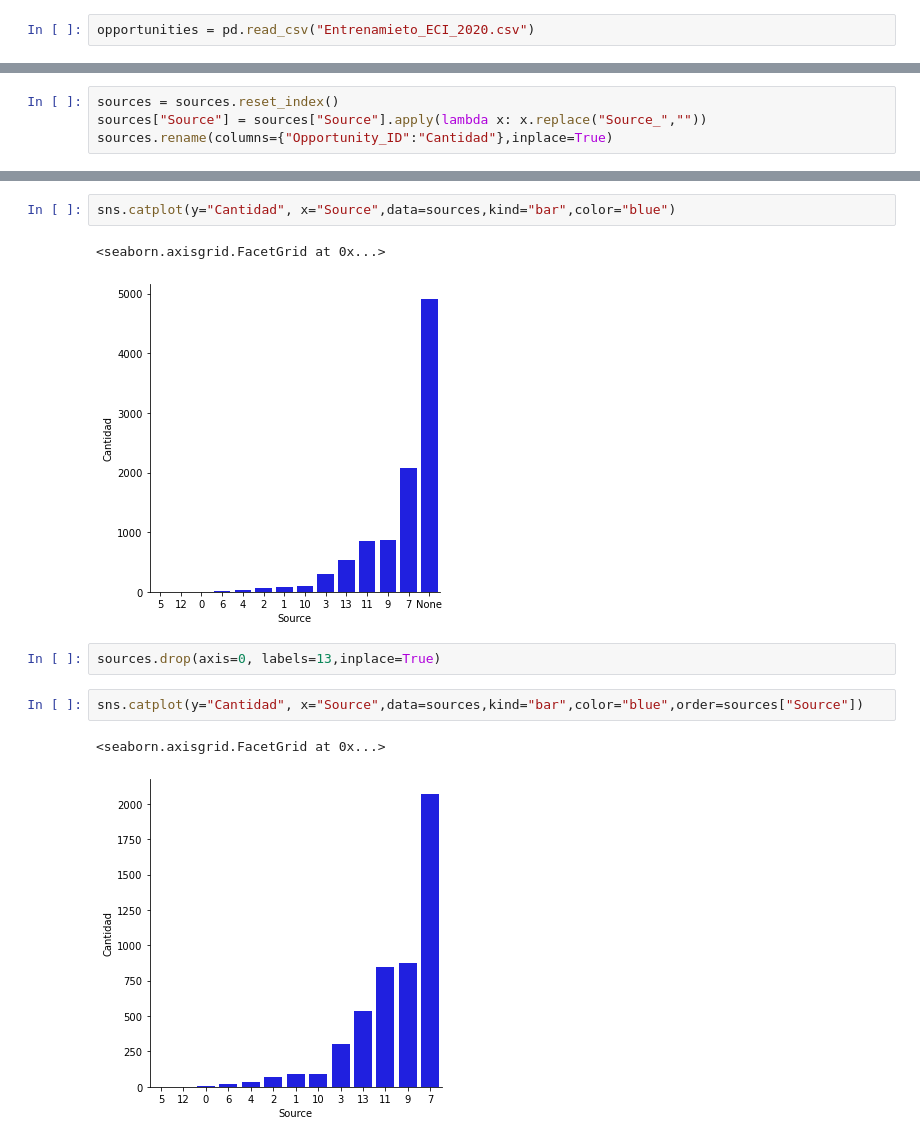
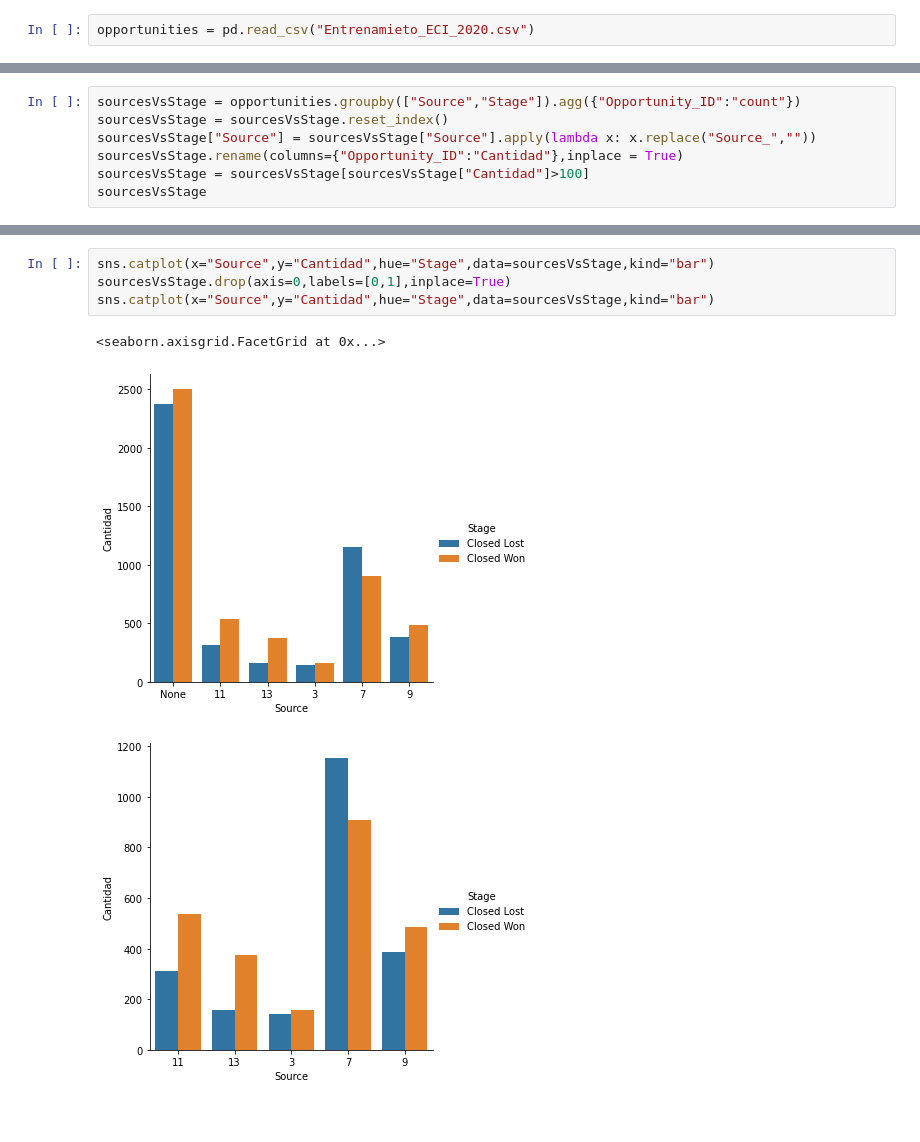
Before and after one commit to RiedelNicolas/75.06-2C2020-TP1, a Jupyter notebook: Source Analysis.ipynb, the cells around one changed output, grey strips where cells are left out. Cells and saved outputs as stored; diff of their text form; blank space fills up the shorter version.

```diff
--- a/Source Analysis.ipynb
+++ b/Source Analysis.ipynb
@@ -35,4 +97,7 @@ sources.plot(kind="bar")
 # %%
-sources = sources.reset_index()
-sources["Source"] = sources["Source"].apply(lambda x: x.replace("Source_",""))
-sources.rename(columns={"Opportunity_ID":"Cantidad"},inplace=True)
+sourcesVsStage = opportunities.groupby(["Source","Stage"]).agg({"Opportunity_ID":"count"})
+sourcesVsStage = sourcesVsStage.reset_index()
+sourcesVsStage["Source"] = sourcesVsStage["Source"].apply(lambda x: x.replace("Source_",""))
+sourcesVsStage.rename(columns={"Opportunity_ID":"Cantidad"},inplace = True)
+sourcesVsStage = sourcesVsStage[sourcesVsStage["Cantidad"]>100]
+sourcesVsStage
@@ -39,12 +118,8 @@ sources.rename(columns={"Opportunity_ID":"Cantidad"},inplace=True)
-# %%
-sns.catplot(y="Cantidad", x="Source",data=sources,kind="bar",color="blue")
-# %% [output]
-<seaborn.axisgrid.FacetGrid at 0x...>
-[figure, removed]
-# %%
-sources.drop(axis=0, labels=13,inplace=True)
-# %%
-sns.catplot(y="Cantidad", x="Source",data=sources,kind="bar",color="blue",order=sources["Source"])
-# %% [output]
-<seaborn.axisgrid.FacetGrid at 0x...>
-[figure, removed]
+# %%
+sns.catplot(x="Source",y="Cantidad",hue="Stage",data=sourcesVsStage,kind="bar")
+sourcesVsStage.drop(axis=0,labels=[0,1],inplace=True)
+sns.catplot(x="Source",y="Cantidad",hue="Stage",data=sourcesVsStage,kind="bar")
+# %% [output]
+<seaborn.axisgrid.FacetGrid at 0x...>
+[figure, added]
+[figure, added]
```
Also changed, not shown: parts of 13 cells of this notebook.
